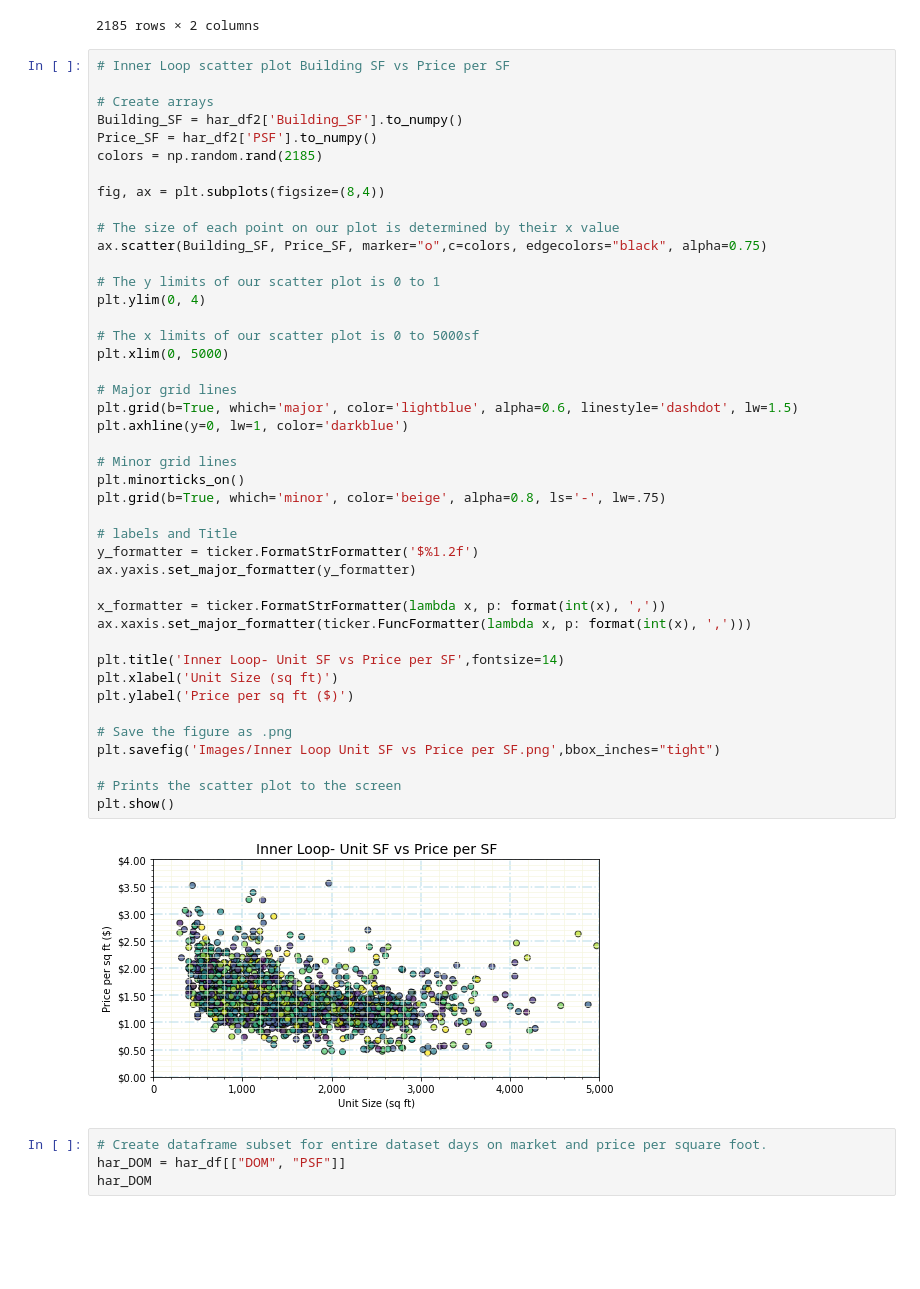
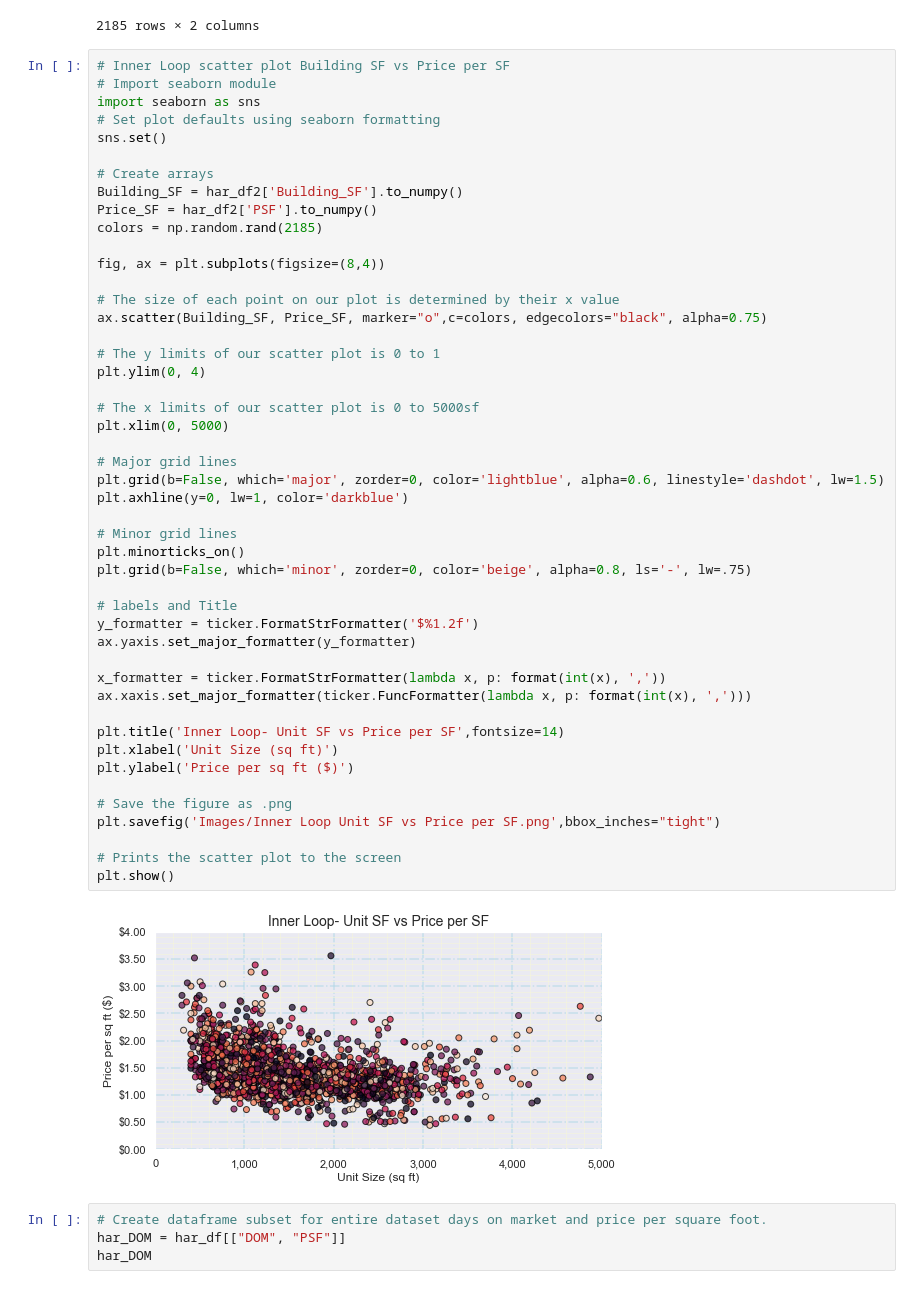
Before and after one commit to danawoodruff/Web-Design-Challenge, a Jupyter notebook: Jupyter.ipynb, the cells around one changed output. Cells and saved outputs as stored; diff of their text form; blank space fills up the shorter version.

```diff
--- a/Jupyter.ipynb
+++ b/Jupyter.ipynb
@@ -63,6 +63,10 @@ har_df2
 2185 rows × 2 columns
 # %%
 # Inner Loop scatter plot Building SF vs Price per SF
+# Import seaborn module
+import seaborn as sns
+# Set plot defaults using seaborn formatting
+sns.set()
 
 # Create arrays
 Building_SF = har_df2['Building_SF'].to_numpy()
@@ -76,36 +80,36 @@ ax.scatter(Building_SF, Price_SF, marker="o",c=colors, edgecolors="black", alpha
 
 # The y limits of our scatter plot is 0 to 1
 plt.ylim(0, 4)
 
 # The x limits of our scatter plot is 0 to 5000sf
 plt.xlim(0, 5000)
 
 # Major grid lines
-plt.grid(b=True, which='major', color='lightblue', alpha=0.6, linestyle='dashdot', lw=1.5)
+plt.grid(b=False, which='major', zorder=0, color='lightblue', alpha=0.6, linestyle='dashdot', lw=1.5)
 plt.axhline(y=0, lw=1, color='darkblue')
 
 # Minor grid lines
 plt.minorticks_on()
-plt.grid(b=True, which='minor', color='beige', alpha=0.8, ls='-', lw=.75)
+plt.grid(b=False, which='minor', zorder=0, color='beige', alpha=0.8, ls='-', lw=.75)
 
 # labels and Title
 y_formatter = ticker.FormatStrFormatter('$%1.2f')
 ax.yaxis.set_major_formatter(y_formatter)
 
 x_formatter = ticker.FormatStrFormatter(lambda x, p: format(int(x), ','))
 ax.xaxis.set_major_formatter(ticker.FuncFormatter(lambda x, p: format(int(x), ',')))
 
 plt.title('Inner Loop- Unit SF vs Price per SF',fontsize=14)
 plt.xlabel('Unit Size (sq ft)')
 plt.ylabel('Price per sq ft ($)')
 
 # Save the figure as .png
 plt.savefig('Images/Inner Loop Unit SF vs Price per SF.png',bbox_inches="tight")
 
 # Prints the scatter plot to the screen
 plt.show()
 # %% [output]
-[figure, old version]
+[figure, new version]
 # %%
 # Create dataframe subset for entire dataset days on market and price per square foot.
 har_DOM = har_df[["DOM", "PSF"]]
```
Also changed, not shown: parts of 13 cells of this notebook, 22 other files.
